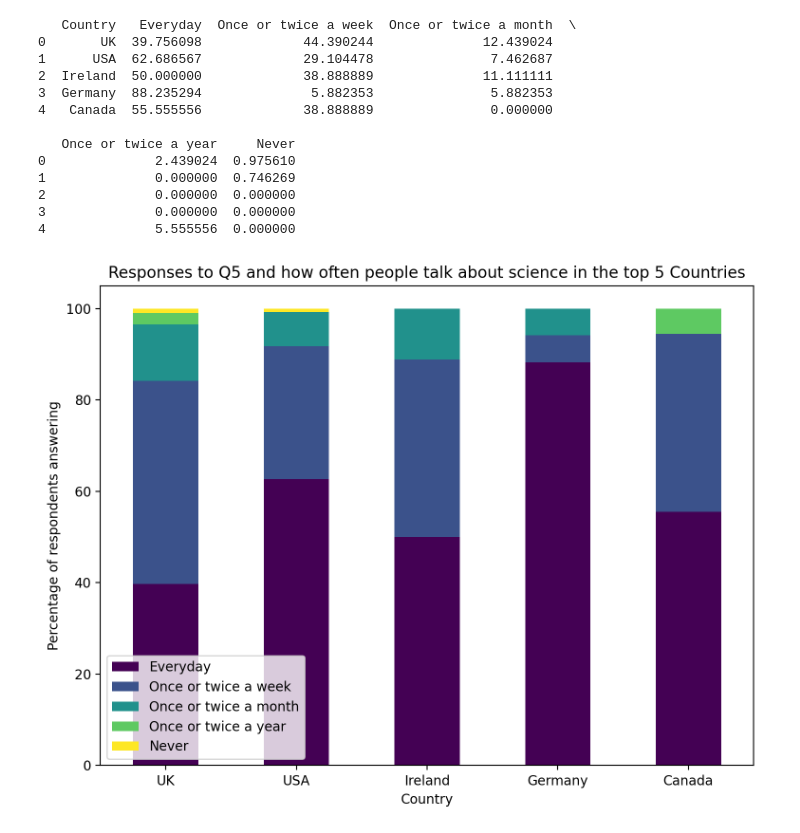
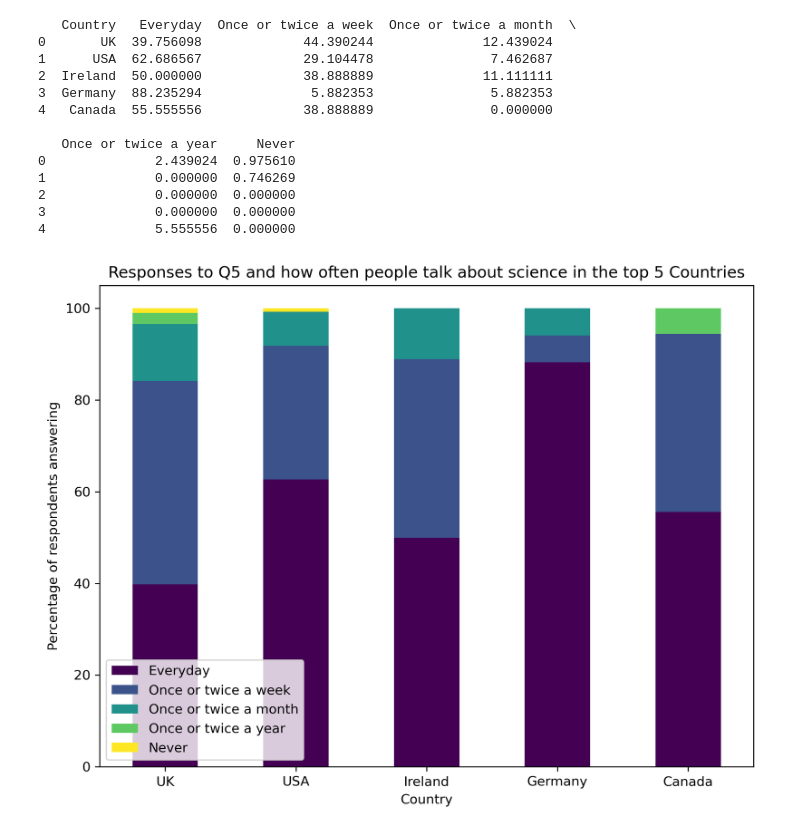
Before and after one commit to markbasham/DiamondTheGamePrintAndPlayGraphs, a Jupyter notebook: TalkingAboutScienceByCountry.ipynb, the cells around one changed output. Cells and saved outputs as stored; diff of their text form; code cells hidden in the pictures.

```diff
--- a/TalkingAboutScienceByCountry.ipynb
+++ b/TalkingAboutScienceByCountry.ipynb
@@ -26,14 +26,14 @@ print(df)
 # %%
 import matplotlib.pylab as pl
 import matplotlib.pyplot as plt
 import numpy as np
 
-plt.rcParams["figure.dpi"] = 200
+plt.rcParams["figure.dpi"] = 300
 title = "Responses to Q5 and how often people talk about science in the top 5 Countries"
 ax = df.plot(kind='bar', x='Country', rot=0, stacked=True, colormap=pl.cm.viridis, figsize=(8, 6), title=title)
 ax.set_ylabel("Percentage of respondents answering")
 fig = ax.get_figure()
 fig.tight_layout()
 fig.savefig('figures/TalkingAboutScienceByCountry.png', dpi=300)
 # %% [output]
-[figure, old version]
+[figure, new version]
```
Also changed, not shown: 6 other files.
